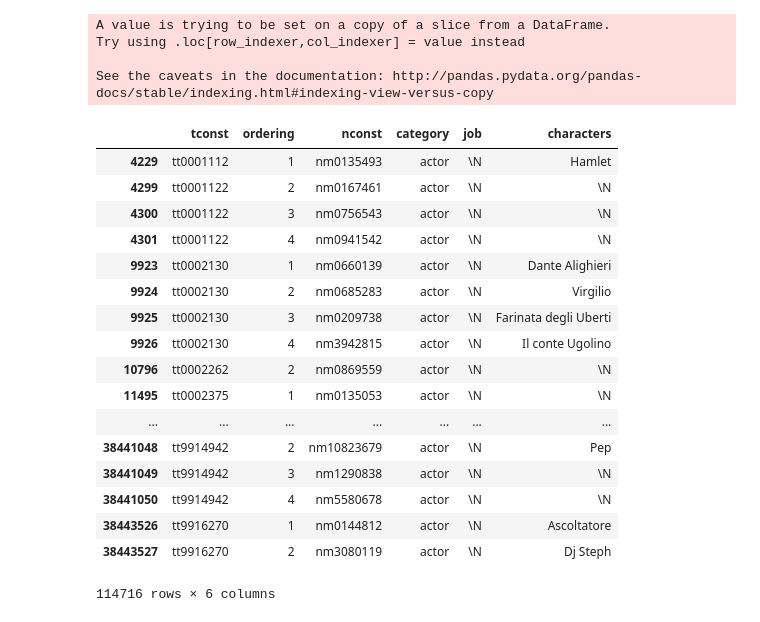
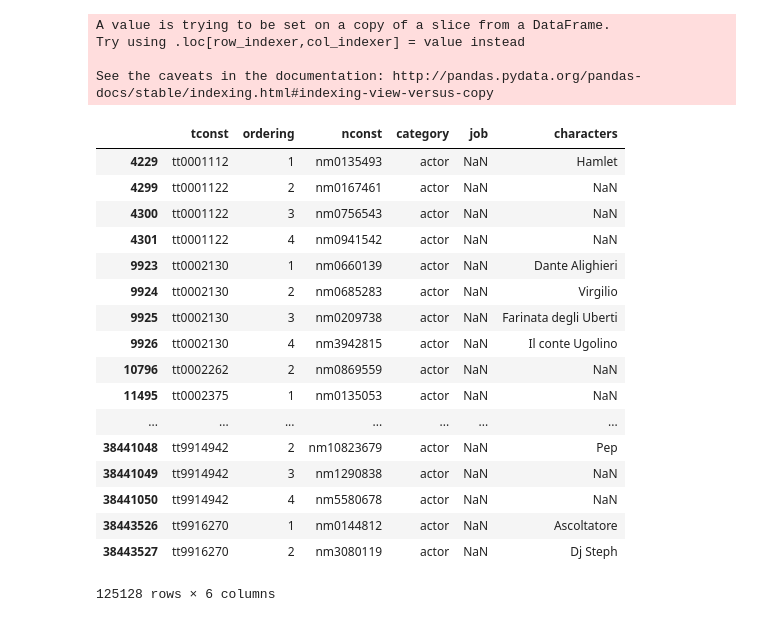
Before and after one commit to mirko-laruina/lsmsdb-Movienator, a Jupyter notebook: scripts/parse_dataset.ipynb, the cells around one changed output. Drawn from its saved outputs; the diff is of its cells as text; code cells hidden in the pictures.

```diff
--- a/scripts/parse_dataset.ipynb
+++ b/scripts/parse_dataset.ipynb
@@ -90,9 +94,9 @@ title_movies_ita
 # %%
-title_principals=pd.read_csv(dataset_location+'title.principals.tsv.gz', delimiter='\t')
+title_principals=pd.read_csv(dataset_location+'title.principals.tsv.gz', delimiter='\t', encoding='utf-8', na_values='\\N', quoting=csv.QUOTE_NONE)
 # %%
-title_crew=pd.read_csv(dataset_location+'title.crew.tsv.gz', delimiter='\t')
+title_crew=pd.read_csv(dataset_location+'title.crew.tsv.gz', delimiter='\t', encoding='utf-8', na_values='\\N', quoting=csv.QUOTE_NONE)
 # %%
-name_basics=pd.read_csv(dataset_location+'name.basics.tsv.gz', delimiter='\t')
+name_basics=pd.read_csv(dataset_location+'name.basics.tsv.gz', delimiter='\t', encoding='utf-8', na_values='\\N', quoting=csv.QUOTE_NONE)
 # %%
 #join film e registi
 title_directors=title_movies_ita.join(title_crew.set_index('tconst'))
@@ -169,7 +173,7 @@ dir_split
 for x in range(3, 73):
     dir_split.drop([x], axis=1, inplace=True)
 # %%
-dir_split=dir_split.replace('\\N', np.nan)
+# dir_split=dir_split.replace('\\N', np.nan)
 # %%
 names=name_basics[['nconst', 'primaryName']]
 # %%
@@ -449,29 +453,29 @@ actors_ita
 # %%
 #remove square brackets
-actors_ita['characters'] = actors_ita['characters'].apply(lambda x: x.replace('[','').replace(']','').replace('"',''))
+actors_ita['characters'] = actors_ita['characters'].apply(lambda x: x.replace('[','').replace(']','').replace('"','') if type(x) is not float else x)
 actors_ita
 # %% [output]
 A value is trying to be set on a copy of a slice from a DataFrame.
 Try using .loc[row_indexer,col_indexer] = value instead
 
 See the caveats in the documentation: http://pandas.pydata.org/pandas-docs/stable/indexing.html#indexing-view-versus-copy
 |  | tconst | ordering | nconst | category | job | characters |
-| 4229 | tt0001112 | 1 | nm0135493 | actor | \N | Hamlet |
-| 4299 | tt0001122 | 2 | nm0167461 | actor | \N | \N |
-| 4300 | tt0001122 | 3 | nm0756543 | actor | \N | \N |
-| 4301 | tt0001122 | 4 | nm0941542 | actor | \N | \N |
-| 9923 | tt0002130 | 1 | nm0660139 | actor | \N | Dante Alighieri |
-| 9924 | tt0002130 | 2 | nm0685283 | actor | \N | Virgilio |
-| 9925 | tt0002130 | 3 | nm0209738 | actor | \N | Farinata degli Uberti |
-| 9926 | tt0002130 | 4 | nm3942815 | actor | \N | Il conte Ugolino |
-| 10796 | tt0002262 | 2 | nm0869559 | actor | \N | \N |
-| 11495 | tt0002375 | 1 | nm0135053 | actor | \N | \N |
+| 4229 | tt0001112 | 1 | nm0135493 | actor | NaN | Hamlet |
+| 4299 | tt0001122 | 2 | nm0167461 | actor | NaN | NaN |
+| 4300 | tt0001122 | 3 | nm0756543 | actor | NaN | NaN |
+| 4301 | tt0001122 | 4 | nm0941542 | actor | NaN | NaN |
+| 9923 | tt0002130 | 1 | nm0660139 | actor | NaN | Dante Alighieri |
+| 9924 | tt0002130 | 2 | nm0685283 | actor | NaN | Virgilio |
+| 9925 | tt0002130 | 3 | nm0209738 | actor | NaN | Farinata degli Uberti |
+| 9926 | tt0002130 | 4 | nm3942815 | actor | NaN | Il conte Ugolino |
+| 10796 | tt0002262 | 2 | nm0869559 | actor | NaN | NaN |
+| 11495 | tt0002375 | 1 | nm0135053 | actor | NaN | NaN |
 | ... | ... | ... | ... | ... | ... | ... |
-| 38441048 | tt9914942 | 2 | nm10823679 | actor | \N | Pep |
-| 38441049 | tt9914942 | 3 | nm1290838 | actor | \N | \N |
-| 38441050 | tt9914942 | 4 | nm5580678 | actor | \N | \N |
-| 38443526 | tt9916270 | 1 | nm0144812 | actor | \N | Ascoltatore |
-| 38443527 | tt9916270 | 2 | nm3080119 | actor | \N | Dj Steph |
+| 38441048 | tt9914942 | 2 | nm10823679 | actor | NaN | Pep |
+| 38441049 | tt9914942 | 3 | nm1290838 | actor | NaN | NaN |
+| 38441050 | tt9914942 | 4 | nm5580678 | actor | NaN | NaN |
+| 38443526 | tt9916270 | 1 | nm0144812 | actor | NaN | Ascoltatore |
+| 38443527 | tt9916270 | 2 | nm3080119 | actor | NaN | Dj Steph |
-114716 rows × 6 columns
+125128 rows × 6 columns
 # %%
 #change \N into null
```
Also changed, not shown: parts of 32 cells of this notebook, 1 other file.
